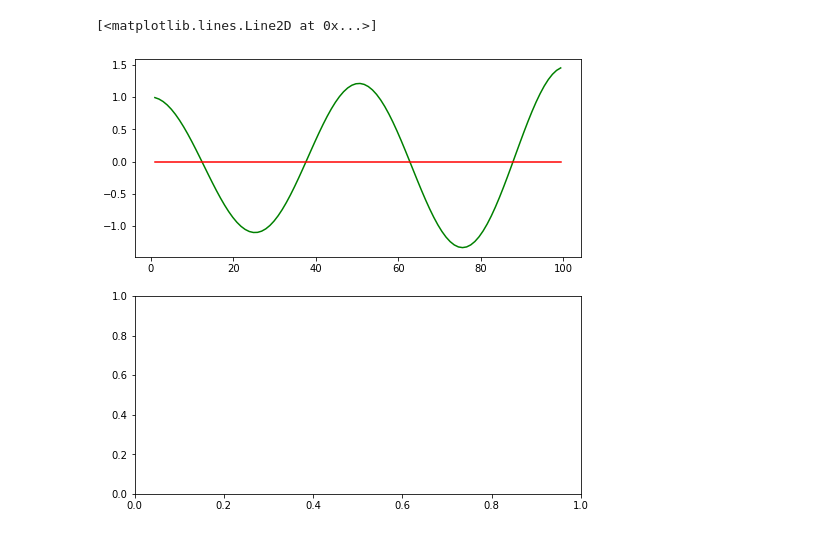
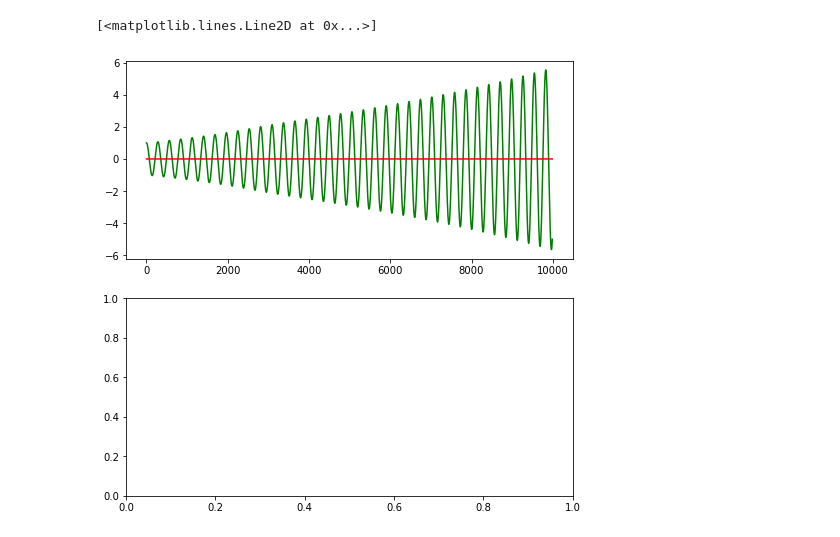
Before and after one commit to guishengwang/Udacity-P8-PID-Controller, a Jupyter notebook: ex/P_controller.ipynb, the cells around one changed output. Cells and saved outputs as stored; diff of their text form; code cells hidden in the pictures.

```diff
--- a/ex/P_controller.ipynb
+++ b/ex/P_controller.ipynb
@@ -96,32 +96,32 @@ class Robot(object):
     def __repr__(self):
         return '[x=%.5f y=%.5f orient=%.5f]' % (self.x, self.y, self.orientation)
 
 ############## ADD / MODIFY CODE BELOW ####################
 # ------------------------------------------------------------------------
 #
 # run - does a single control run
 robot = Robot()
 robot.set(0, 1, 0)
 
 def run(robot, tau, n=100, speed=1.0):
     x_trajectory = []
     y_trajectory = []
     # TODO: your code here
 
     for i in range(n):
         cte = robot.y
         steer = -tau * cte
         robot.move(steer, speed)
         x_trajectory.append(robot.x)
         y_trajectory.append(robot.y)
     return x_trajectory, y_trajectory
 
-x_trajectory, y_trajectory = run(robot, 0.3)
+x_trajectory, y_trajectory = run(robot, 0.01,10000)
 n = len(x_trajectory)
 
 fig, (ax1, ax2) = plt.subplots(2, 1, figsize=(8, 8))
 ax1.plot(x_trajectory, y_trajectory, 'g', label='P controller')
 ax1.plot(x_trajectory, np.zeros(n), 'r', label='reference')
 # %% [output]
 [<matplotlib.lines.Line2D at 0x...>]
-[figure, old version]
+[figure, new version]
```
Also changed, not shown: 7 other files.
